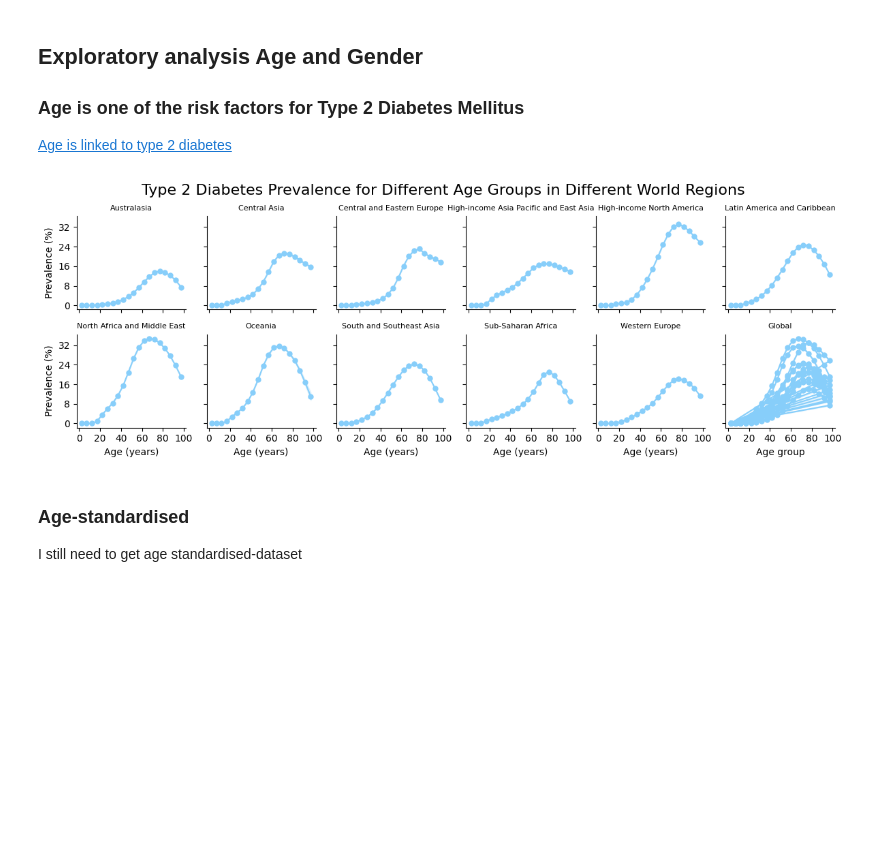
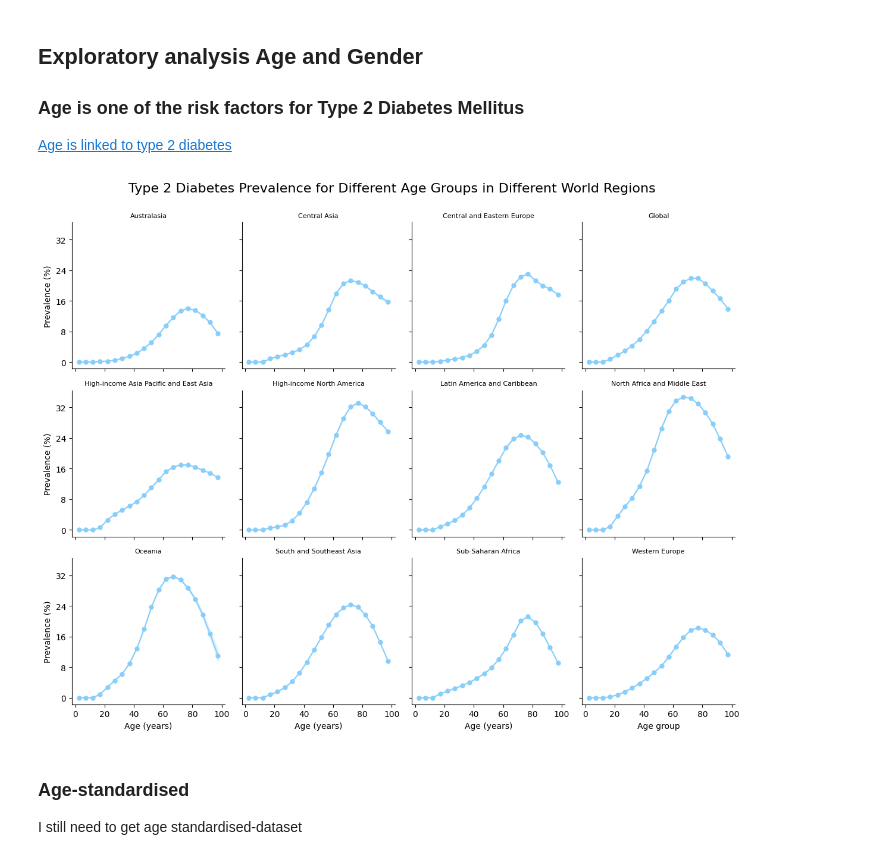
Before and after one commit to aldaszarnauskas/programming-for-data-analytics, a Jupyter notebook: project/project.ipynb, the cells around one changed output. Saved outputs shown, nothing was run; the diff lists cells and outputs as text; code cells hidden in the pictures; blank space fills up the shorter version.

```diff
--- a/project/project.ipynb
+++ b/project/project.ipynb
@@ -13,9 +13,8 @@ from mpl_toolkits.axes_grid1.inset_locator import inset_axes
 # %% [markdown]
 ### Data Import and Cleaning
 # %%
-df_T2D = pd.read_csv("../data/prev_T2D_allC_2023.csv")
-df_T2D = df_T2D[df_T2D["metric_name"] == "Number"]
-df_population = pd.read_csv("../data/pop_allcountries_2023.csv")
+df_T2D = pd.read_csv("../data/prev_num_allc_2023_both_T2D.csv")
+df_population = pd.read_csv("../data/pop_allc_allc_2023.csv")
 # %%
 df_T2D.head()
 # %% [output]
@@ -65,3 +64,7 @@ country_to_region = {
     for region, countries in regions.items()
     for country in countries
 }
+
+country_to_region["Global"] = "Global"
+
+df["region"] = [country_to_region[acountry] for acountry in df["location_name"].to_list()]
@@ -215,14 +216,13 @@ df_region_age
 [Age is linked to type 2 diabetes](https://pmc.ncbi.nlm.nih.gov/articles/PMC9843502/)
 # %%
 regions = df_region_age['region'].unique()
-regions = np.append(regions, "Global")
 n = len(regions)
-nrows=2
-ncols=6
+nrows=3
+ncols=4
 
 label_xaxis = list(range((nrows * ncols - ncols), nrows * ncols))
 
-fig, axes = plt.subplots(nrows=nrows, ncols=ncols, figsize=(ncols*2, nrows*2), sharex=True, sharey=True)
+fig, axes = plt.subplots(nrows=nrows, ncols=ncols, figsize=(ncols*3, nrows*3), sharex=True, sharey=True)
 
 axes = axes.flatten()
 
@@ -230,10 +230,7 @@ count = 0
 
 for ax, region in zip(axes, regions):
 
-    if region == "Global":
-        region_df = df_region_age
-    else:
-        region_df = df_region_age[df_region_age['region'] == region]
+    region_df = df_region_age[df_region_age['region'] == region]
 
     ax.plot(region_df['age_mid'], region_df['val_T2D']["Percent"], label='Mean', marker='o', markeredgewidth=0, color="lightskyblue")
     ax.fill_between(
@@ -249,34 +246,34 @@ for ax, region in zip(axes, regions):
         ax.set_ylabel("Prevalence (%)")
     else:
         ax.set_ylabel("")
         ax.tick_params(axis="y", labelleft=False)
 
 
     if count in label_xaxis:
         ax.set_xlabel("Age (years)")
     else:
         ax.set_xlabel("")
         ax.tick_params(axis="x", labelleft=False)
     count += 1
 
 
     ax.xaxis.set_major_locator(MaxNLocator(nbins=6))
     ax.yaxis.set_major_locator(MaxNLocator(nbins=6))
     ax.set_title(region, fontsize=8)
     ax.grid(False)
     ax.spines["top"].set_visible(False)
     ax.spines["right"].set_visible(False)
 
 
 plt.xlabel("Age group")
 plt.tight_layout()
 fig.suptitle(
     "Type 2 Diabetes Prevalence for Different Age Groups in Different World Regions",
     y=1.04,
     fontsize=16)
 plt.show()
 # %% [output]
-[figure, old version]
+[figure, new version]
 # %% [markdown]
 ### Age-standardised
 
```
Also changed, not shown: parts of 33 cells of this notebook, 9 other files.
